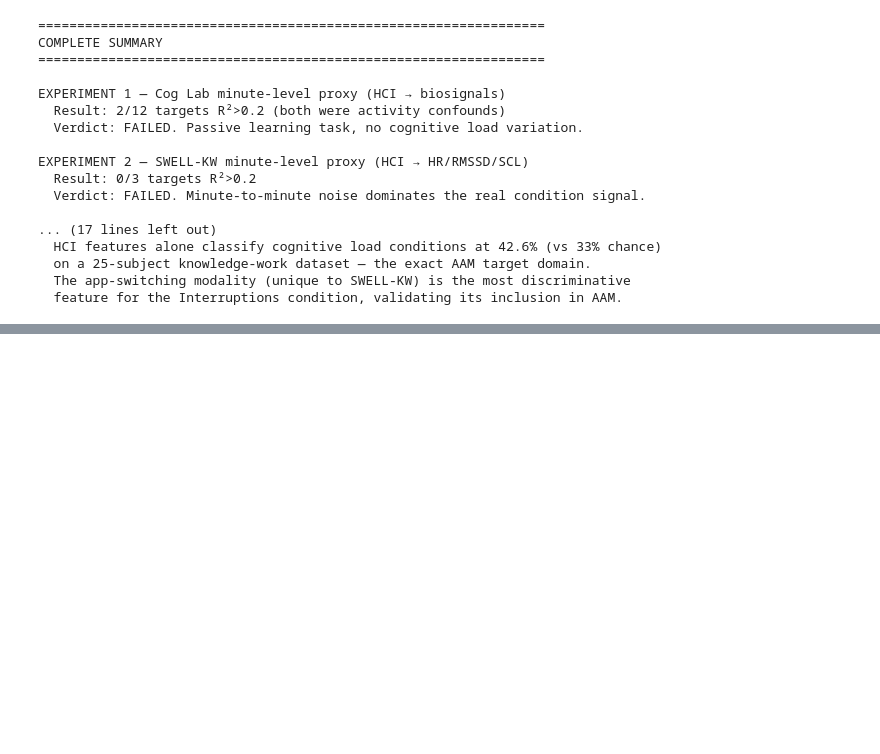
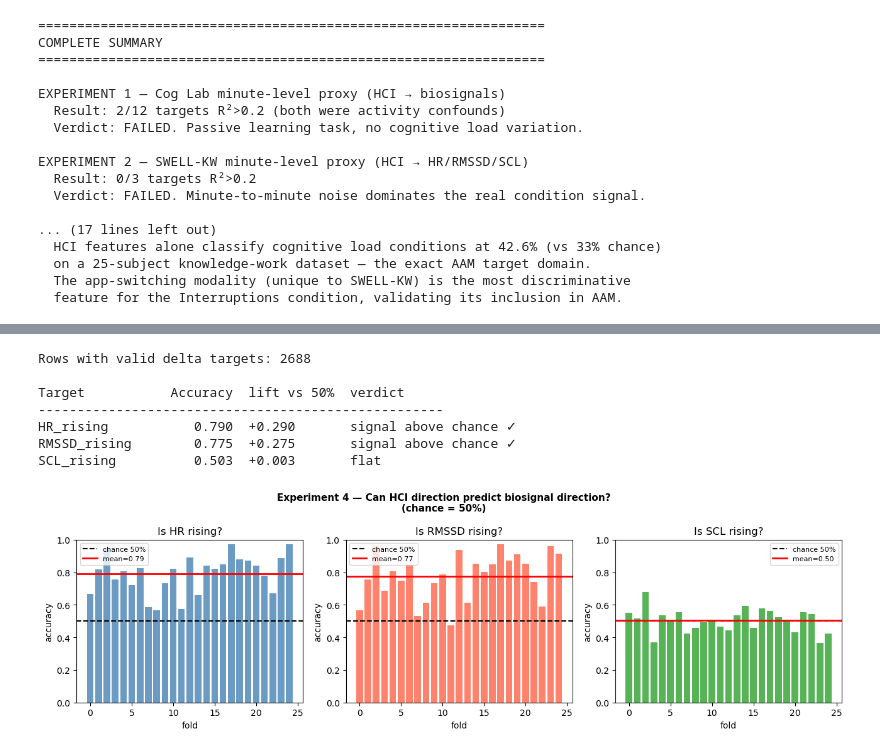
Before and after one commit to PPP-Attention-Adaptive-Manager/Biosignals_study, a Jupyter notebook: analyse_cogload.ipynb, the cells around one changed output, grey strips where cells are left out. Saved outputs shown, nothing was run; the diff lists cells and outputs as text; code cells hidden in the pictures; blank space fills up the shorter version.

Commit message:
2 new experiments

```diff
--- a/analyse_cogload.ipynb
+++ b/analyse_cogload.ipynb
@@ -488,0 +569,77 @@ EXPERIMENT 2 — SWELL-KW minute-level proxy (HCI → HR/RMSSD/SCL)
+# %%
+from sklearn.ensemble import RandomForestClassifier
+from sklearn.metrics import accuracy_score, f1_score
+
+# 1. Compute per-minute deltas within each (PP, Condition) block
+df_asp = df.sort_values(['PP','Condition','timestamp']).copy()
+for col in SWELL_TGT:
+    df_asp[col+'_delta']  = df_asp.groupby(['PP','Condition'])[col].diff()
+    df_asp[col+'_rising'] = (df_asp[col+'_delta'] > 0).astype(float)
+for col in SWELL_HCI:
+    df_asp[col+'_delta'] = df_asp.groupby(['PP','Condition'])[col].diff()
+df_asp = df_asp.dropna(subset=['HR_rising','RMSSD_rising','SCL_rising'])
+print(f'Rows with valid delta targets: {len(df_asp)}')
+
+ASPECT_TGTS = ['HR_rising','RMSSD_rising','SCL_rising']
+HCI_DELTA   = [c+'_delta' for c in SWELL_HCI]
+groups_asp  = df_asp['PP'].to_numpy()
+
+# 2. LOSO binary classification
+results_asp = {}
+for tgt in ASPECT_TGTS:
+    y = df_asp[tgt].to_numpy(dtype=int)
+    X = np.nan_to_num(df_asp[HCI_DELTA].to_numpy(dtype=float))
+    accs = []
+    for held in sorted(set(groups_asp)):
+        tr = groups_asp!=held; te = groups_asp==held
+        if tr.sum()<20 or te.sum()<5: continue
+        Xtr,ytr=X[tr],y[tr]; Xte,yte=X[te],y[te]
+        mu=Xtr.mean(0); sd=Xtr.std(0)+1e-9
+        m=RandomForestClassifier(200,min_samples_leaf=5,class_weight='balanced',
+                                  random_state=0,n_jobs=-1)
+        m.fit((Xtr-mu)/sd,ytr)
+        accs.append(accuracy_score(yte,m.predict((Xte-mu)/sd)))
+    results_asp[tgt] = np.mean(accs)
+
+print(f"\n{'Target':14s} {'Accuracy':>10s}  lift vs 50%  verdict")
+print('-'*52)
+for tgt,acc in results_asp.items():
+    lift=acc-0.5
+    flag='signal above chance ✓' if lift>0.02 else 'flat'
+    print(f'{tgt:14s} {acc:10.3f}  {lift:+.3f}       {flag}')
+
+# 3. Plot per-fold accuracy
+fig, axes = plt.subplots(1,3,figsize=(13,4))
+tcols = {'HR_rising':'steelblue','RMSSD_rising':'tomato','SCL_rising':'#2ca02c'}
+for ax, tgt in zip(axes, ASPECT_TGTS):
+    y=df_asp[tgt].to_numpy(dtype=int)
+    X=np.nan_to_num(df_asp[HCI_DELTA].to_numpy(dtype=float))
+    fold_accs=[]
+    for held in sorted(set(groups_asp)):
+        tr=groups_asp!=held; te=groups_asp==held
+        if tr.sum()<20 or te.sum()<5: fold_accs.append(np.nan); continue
+        Xtr,ytr=X[tr],y[tr]; Xte,yte=X[te],y[te]
+        mu=Xtr.mean(0); sd=Xtr.std(0)+1e-9
+        m=RandomForestClassifier(200,min_samples_leaf=5,class_weight='balanced',
+                                  random_state=0,n_jobs=-1)
+        m.fit((Xtr-mu)/sd,ytr)
+        fold_accs.append(accuracy_score(yte,m.predict((Xte-mu)/sd)))
+    fold_accs=np.array(fold_accs)
+    ax.bar(range(len(fold_accs)),fold_accs,color=tcols[tgt],alpha=0.8)
+    ax.axhline(0.5,color='k',ls='--',lw=1.5,label='chance 50%')
+    ax.axhline(np.nanmean(fold_accs),color='red',ls='-',lw=2,
+               label=f'mean={np.nanmean(fold_accs):.2f}')
+    ax.set_ylim(0,1); ax.set_title(f'Is {tgt.replace(chr(95)+"rising","")} rising?')
+    ax.set_xlabel('fold'); ax.set_ylabel('accuracy'); ax.legend(fontsize=8)
+plt.suptitle('Experiment 4 — Can HCI direction predict biosignal direction?\n(chance = 50%)',
+             fontsize=11,fontweight='bold')
+plt.tight_layout(); plt.show()
+# %% [output]
+Rows with valid delta targets: 2688
+
+Target           Accuracy  lift vs 50%  verdict
+----------------------------------------------------
+HR_rising           0.790  +0.290       signal above chance ✓
+RMSSD_rising        0.775  +0.275       signal above chance ✓
+SCL_rising          0.503  +0.003       flat
+[figure, added]
```
Also changed, not shown: parts of 7 cells of this notebook.
